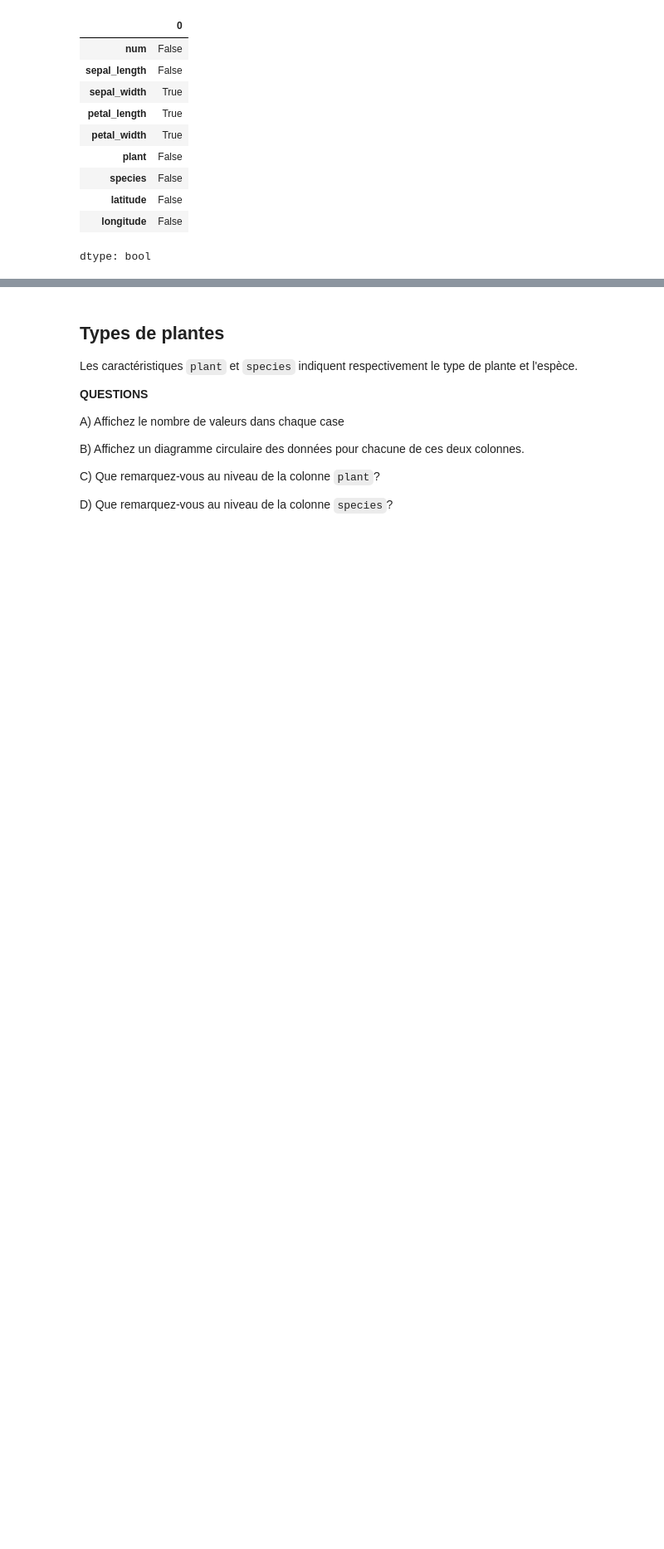
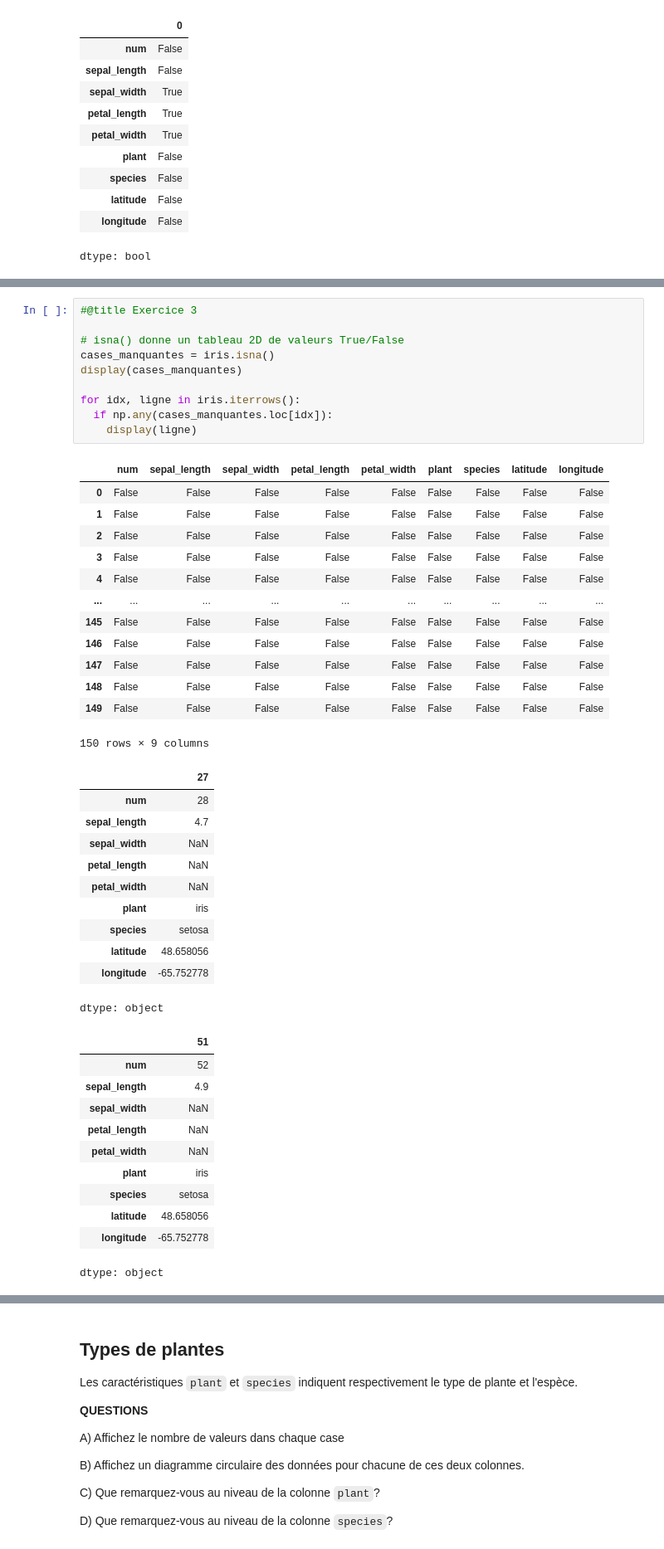
Before and after one commit to 316k/notebooks-cf1, a Jupyter notebook: solutions/04_Pandas2_StatistiquesSimples.ipynb, the cells around one changed output, grey strips where cells are left out. Shown at 83% size. Saved outputs shown, nothing was run; the diff lists cells and outputs as text; blank space fills up the shorter version.

```diff
--- a/solutions/04_Pandas2_StatistiquesSimples.ipynb
+++ b/solutions/04_Pandas2_StatistiquesSimples.ipynb
@@ -198,0 +201,46 @@ display(iris[iris.isna().sum(axis='columns') > 0])
+# %%
+#@title Exercice 3
+
+# isna() donne un tableau 2D de valeurs True/False
+cases_manquantes = iris.isna()
+display(cases_manquantes)
+
+for idx, ligne in iris.iterrows():
+  if np.any(cases_manquantes.loc[idx]):
+    display(ligne)
+# %% [output]
+|  | num | sepal_length | sepal_width | petal_length | petal_width | plant | species | latitude | longitude |
+| 0 | False | False | False | False | False | False | False | False | False |
+| 1 | False | False | False | False | False | False | False | False | False |
+| 2 | False | False | False | False | False | False | False | False | False |
+| 3 | False | False | False | False | False | False | False | False | False |
+| 4 | False | False | False | False | False | False | False | False | False |
+| ... | ... | ... | ... | ... | ... | ... | ... | ... | ... |
+| 145 | False | False | False | False | False | False | False | False | False |
+| 146 | False | False | False | False | False | False | False | False | False |
+| 147 | False | False | False | False | False | False | False | False | False |
+| 148 | False | False | False | False | False | False | False | False | False |
+| 149 | False | False | False | False | False | False | False | False | False |
+150 rows × 9 columns
+|  | 27 |
+| num | 28 |
+| sepal_length | 4.7 |
+| sepal_width | NaN |
+| petal_length | NaN |
+| petal_width | NaN |
+| plant | iris |
+| species | setosa |
+| latitude | 48.658056 |
+| longitude | -65.752778 |
+dtype: object
+|  | 51 |
+| num | 52 |
+| sepal_length | 4.9 |
+| sepal_width | NaN |
+| petal_length | NaN |
+| petal_width | NaN |
+| plant | iris |
+| species | setosa |
+| latitude | 48.658056 |
+| longitude | -65.752778 |
+dtype: object
```
Also changed, not shown: parts of 13 cells of this notebook, 6 other files.
